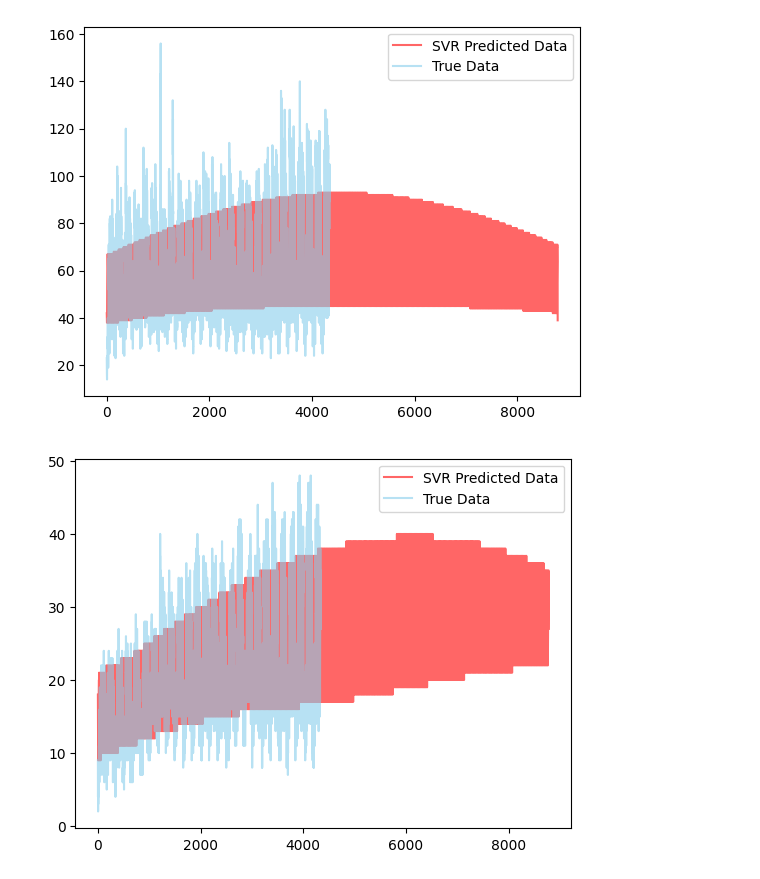
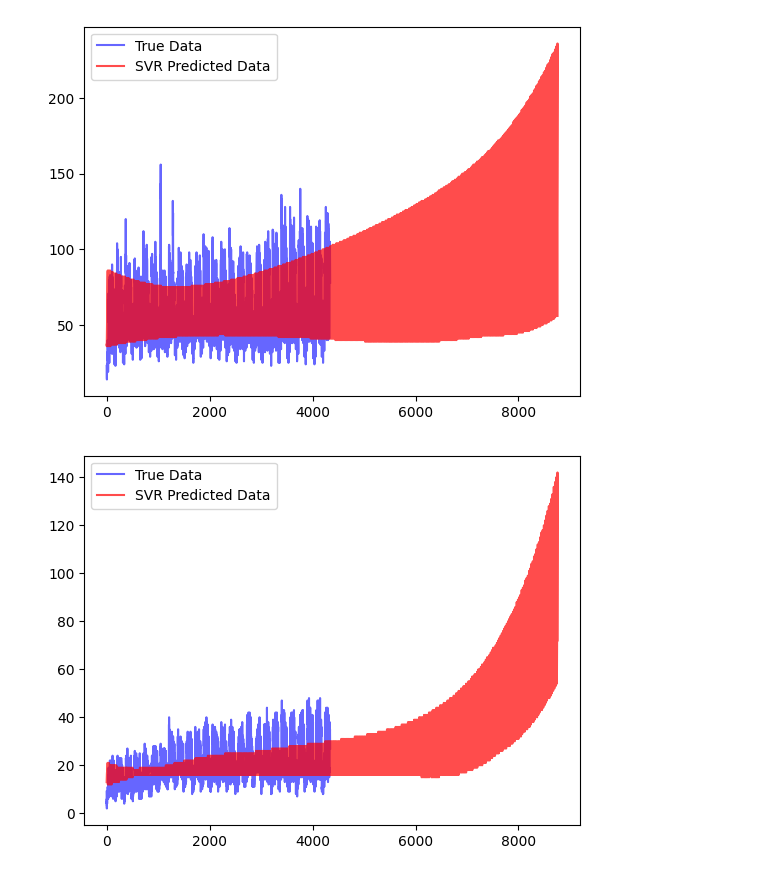
Before and after one commit to mehrshaad/Highway-Traffic-Prediction, a Jupyter notebook: main.ipynb, the cells around one changed output. Saved outputs shown, nothing was run; the diff lists cells and outputs as text; code cells hidden in the pictures.

```diff
--- a/main.ipynb
+++ b/main.ipynb
@@ -32,13 +36,13 @@ for index, row in df.iterrows():
     row["Series"]=index.dayofyear
 # %%
 # feature part
-X = df[["Junction", 'Year',  'Series' ,'Hour']].values.tolist()
+X = df[["Junction",'Year','Hour','Series']].values.tolist()
 # label part (vehicle counts)
 y = sk.utils.validation.column_or_1d(df[["Vehicles"]].values.tolist())
 # splitting dataset
-X_train, X_test, y_train, y_test = train_test_split(X, y, random_state=43,train_size=0.8)
+X_train, X_test, y_train, y_test = train_test_split(X, y,test_size=0.3)
 # %%
-svr = make_pipeline(StandardScaler(), SVR())
+svr = make_pipeline(StandardScaler(), SVR(kernel="poly", gamma="auto", degree=7, epsilon=0.1))
 svr.fit(X_train, y_train)
-print(svr.score(X_test, y_test))
+# print(svr.score(X_test, y_test))
 # %% [output]
@@ -46,5 +51,7 @@ print(svr.score(X_test, y_test))
 # %%
-rf = make_pipeline(StandardScaler(), RandomForestRegressor())
+rf = make_pipeline(StandardScaler(), RandomForestRegressor(n_estimators=1000,
+max_features='sqrt',min_samples_leaf=2,max_depth=20,
+criterion='squared_error'))
 rf.fit(X_train, y_train)
-print(rf.score(X_test, y_test))
+# print(rf.score(X_test, y_test))
 # %% [output]
@@ -97,39 +107,39 @@ rfp3 = [round(x) for x in rfp3]
 rfp4 = [round(x) for x in rfp4]
 # %%
 startYear,endYear=2017,2018
-ans1 = df[(df.index > f'{startYear}-1-1') & (df.index <= f'{endYear}-1-1') & (df["Junction"] == 1)]
+ans1 = df[(df.index > f'{startYear}-1-1') & (df.index <= f'{endYear}-12-31') & (df["Junction"] == 1)]
 ans1 = sk.utils.validation.column_or_1d(ans1[["Vehicles"]].values.tolist())
-ans2 = df[(df.index > f'{startYear}-1-1') & (df.index <= f'{endYear}-1-1') & (df["Junction"] == 2)]
+ans2 = df[(df.index > f'{startYear}-1-1') & (df.index <= f'{endYear}-12-31') & (df["Junction"] == 2)]
 ans2 = sk.utils.validation.column_or_1d(ans2[["Vehicles"]].values.tolist())
-ans3 = df[(df.index > f'{startYear}-1-1') & (df.index <= f'{endYear}-1-1') & (df["Junction"] == 3)]
+ans3 = df[(df.index > f'{startYear}-1-1') & (df.index <= f'{endYear}-12-31') & (df["Junction"] == 3)]
 ans3 = sk.utils.validation.column_or_1d(ans3[["Vehicles"]].values.tolist())
-ans4 = df[(df.index > f'{startYear}-1-1') & (df.index <= f'{endYear}-1-1') & (df["Junction"] == 4)]
+ans4 = df[(df.index > f'{startYear}-1-1') & (df.index <= f'{endYear}-12-31') & (df["Junction"] == 4)]
 ans4 = sk.utils.validation.column_or_1d(ans4[["Vehicles"]].values.tolist())
 # %%
 import matplotlib.pyplot as plt
 def showPlot(predicted,true,name):
+    plt.plot(true, alpha=0.6, color="blue", label="True Data")
     plt.plot(
         predicted,
-        alpha=0.6,
+        alpha=0.7,
         color="red",
         label=f"{name} Predicted Data",
     )
 
-    plt.plot(true, alpha=0.6, color="skyblue", label="True Data")
     # x=24*365=8760
     # plt.title(f"Generated vs Actual {n} Exponential Random Variables")
     plt.legend()
     plt.show()
 
 
 showPlot(svrp1, ans1,'SVR')
 showPlot(svrp2, ans2,'SVR')
 showPlot(svrp3, ans3,'SVR')
 showPlot(svrp4, ans4,'SVR')
 showPlot(rfp1, ans1,'RandomForest')
 showPlot(rfp2, ans2,'RandomForest')
 showPlot(rfp3, ans3,'RandomForest')
 showPlot(rfp4, ans4,'RandomForest')
 # %% [output]
-[figure, old version]
+[figure, new version]
-[figure, old version]
+[figure, new version]
```
Also changed, not shown: parts of 8 cells of this notebook.
